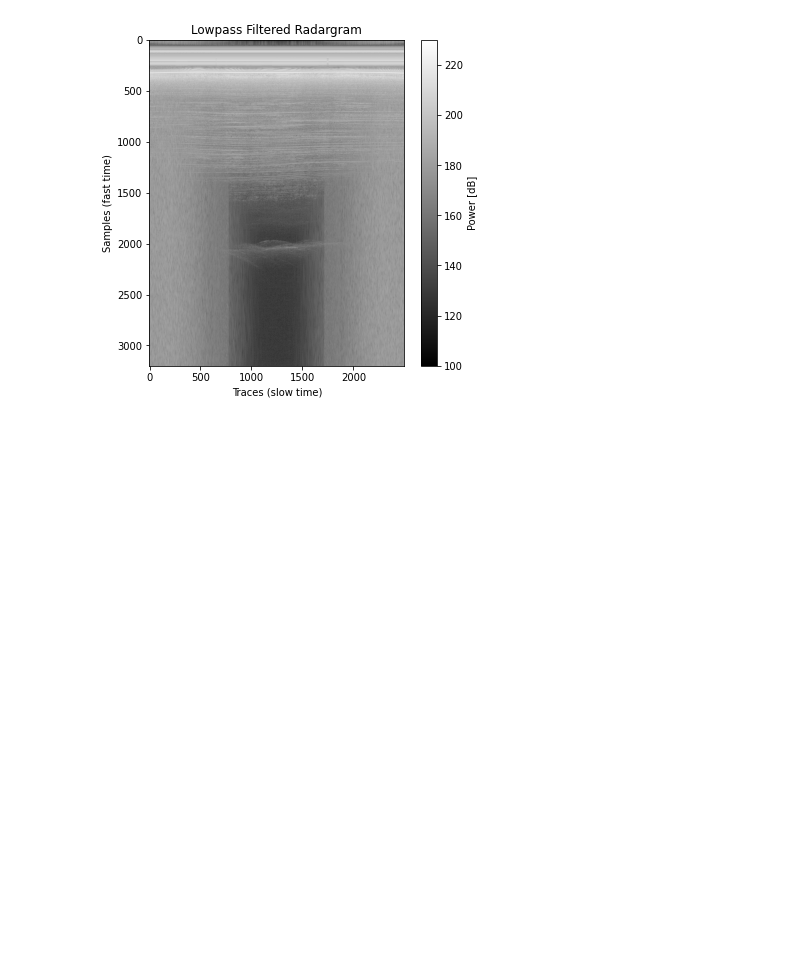
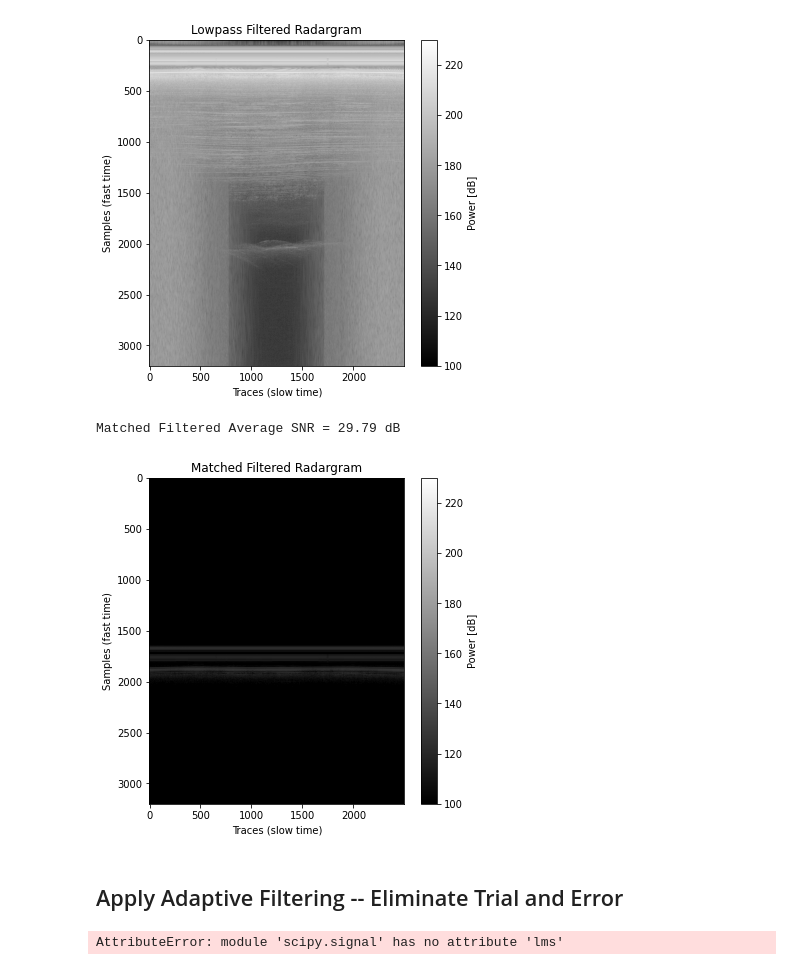
Before and after one commit to rohansanda/ee102b_radioglaciology, a Jupyter notebook: Clean Project Template.ipynb, the cells around one changed output. Drawn from its saved outputs; the diff is of its cells as text; code cells hidden in the pictures; blank space fills up the shorter version.

```diff
--- a/Clean Project Template.ipynb
+++ b/Clean Project Template.ipynb
@@ -133,3 +133,66 @@ print('Lowpass Filtered Average SNR = %.2f dB' % snr_avg_lowpass)
 # %% [output]
 Lowpass Filtered Average SNR = 26.36 dB
 [figure]
+# %%
+data_out = np.zeros((len(ds["slow_time"]), len(ds["fast_time"]))).astype(float)
+
+# Apply matched filter to data
+for idx, t in enumerate(ds["slow_time"]):
+    trace_unfiltered = ds["data"][idx, :]
+
+    # Normalize the reference chirp
+    ref_chirp /= np.linalg.norm(ref_chirp)
+
+    # Apply matched filter
+    trace_filtered = signal.correlate(trace_unfiltered, ref_chirp, mode='same')
+
+    pulse_compressed = pulse_compress_one_trace(trace_filtered, ref_chirp_time_domain=ref_chirp)
+    data_out[idx, :] = (20 * np.log10(np.abs(pulse_compressed)))
+
+plot_radargram(data_out, title="Matched Filtered Radargram")
+
+snr_matched, snr_avg_matched = estimate_snr(data_out, ds["bed_pick"])
+snr_avg_matched = 10 * np.log10(snr_avg_matched)
+print('Matched Filtered Average SNR = %.2f dB' % snr_avg_matched)
+# %% [output]
+Matched Filtered Average SNR = 29.79 dB
+[figure, added]
+# %% [markdown]
+## Apply Adaptive Filtering -- Eliminate Trial and Error
+# %%
+import numpy as np
+from scipy import signal
+
+# Assuming you have the radargram data in the `ds["data"]` array
+# and the reference chirp waveform in the `ref_chirp` array
+
+data_out = np.zeros((len(ds["slow_time"]), len(ds["fast_time"]))).astype(float)
+
+# Adaptive filter parameters
+filter_length = len(ref_chirp)  # Length of the adaptive filter
+mu = 0.01  # Step size parameter for the LMS algorithm
+
+# Initialize adaptive filter coefficients
+filter_coeffs = np.zeros(filter_length)
+
+# Apply adaptive filtering to data
+for idx, t in enumerate(ds["slow_time"]):
+    trace_unfiltered = ds["data"][idx, :]
+
+    # Normalize the reference chirp
+    ref_chirp /= np.linalg.norm(ref_chirp)
+
+    # Apply adaptive filtering using LMS algorithm
+    filtered_signal, filter_state = signal.lfilter(filter_coeffs, 1, trace_unfiltered, zi=np.zeros(filter_length-1))
+    filter_coeffs, _ = signal.lms(ref_chirp, filtered_signal, mu=mu)
+
+    pulse_compressed = pulse_compress_one_trace(filtered_signal, ref_chirp_time_domain=ref_chirp)
+    data_out[idx, :] = (20 * np.log10(np.abs(pulse_compressed)))
+
+plot_radargram(data_out, title="Adaptive Filtered Radargram")
+
+snr_adaptive, snr_avg_adaptive = estimate_snr(data_out, ds["bed_pick"])
+snr_avg_adaptive = 10 * np.log10(snr_avg_adaptive)
+print('Adaptive Filtered Average SNR = %.2f dB' % snr_avg_adaptive)
+# %% [output]
+AttributeError: module 'scipy.signal' has no attribute 'lms'
```
